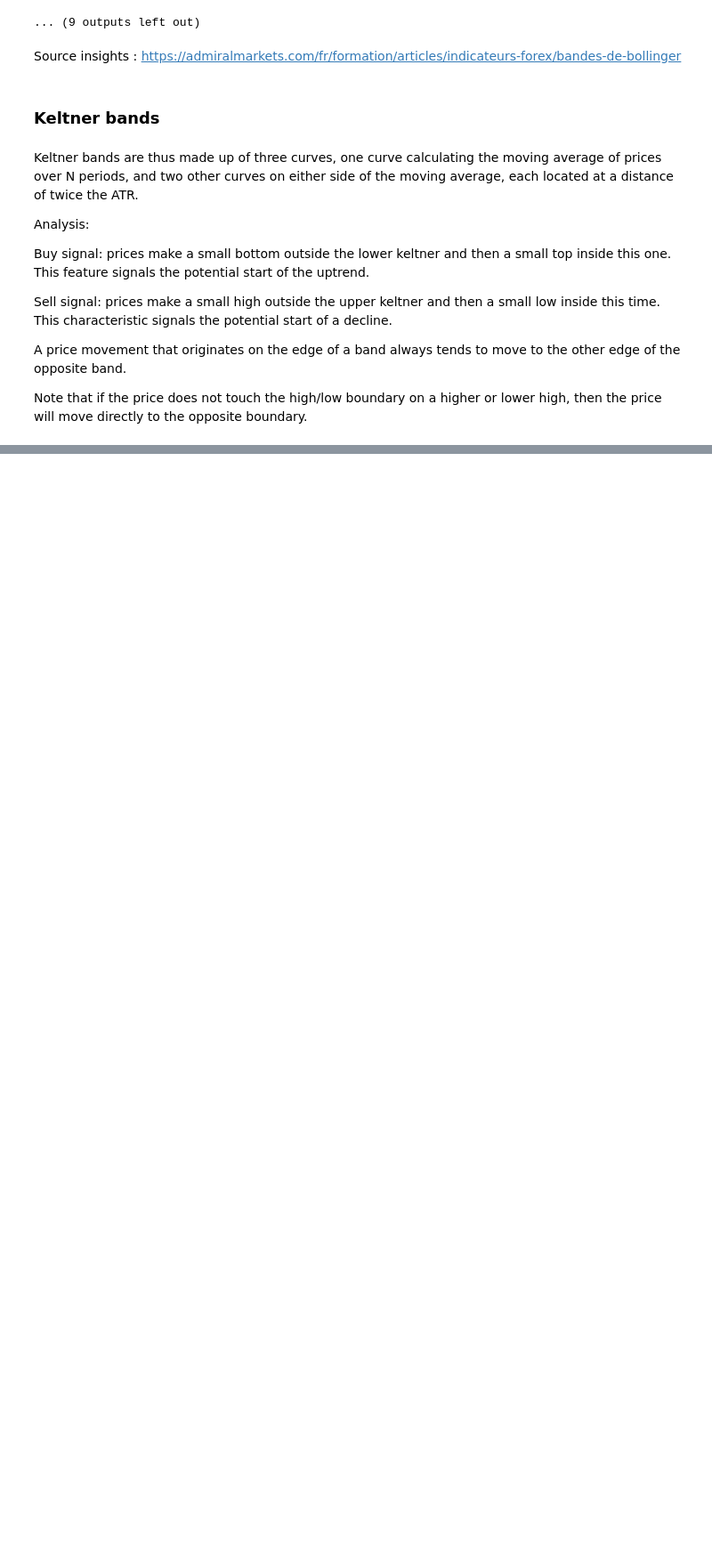
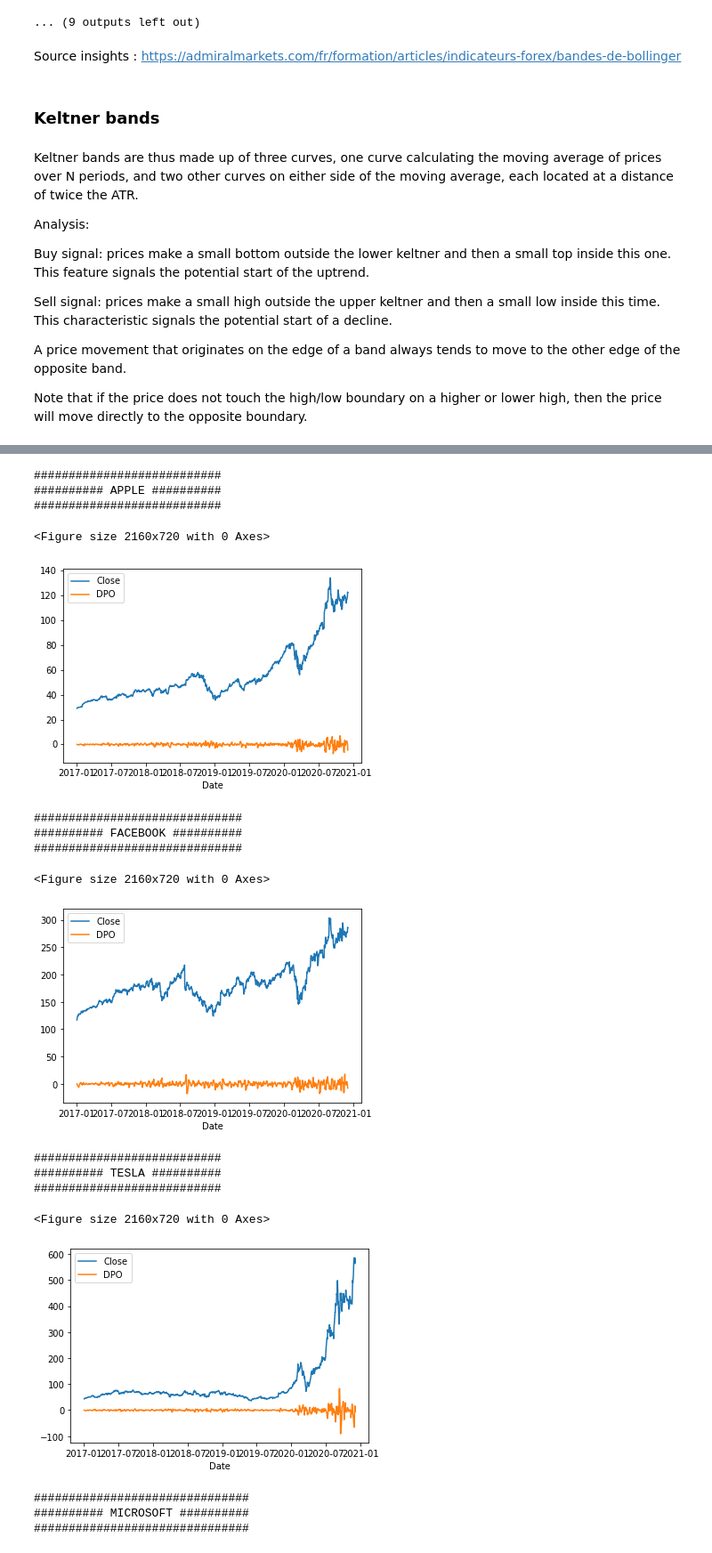
Before and after one commit to yxyfer/BigData-Projet, a Jupyter notebook: project.ipynb, the cells around one changed output, grey strips where cells are left out. Shown at 89% size. Cells and saved outputs as stored; diff of their text form; code cells hidden in the pictures; blank space fills up the shorter version.

```diff
--- a/project.ipynb
+++ b/project.ipynb
@@ -859,0 +906,21 @@ stocks.call_insight_function("plot_kb")
+# %%
+stocks.call_insight_function("plot_dpo")
+# %% [output]
+###########################
+########## APPLE ##########
+###########################
+<Figure size 2160x720 with 0 Axes>
+[figure, added]
+##############################
+########## FACEBOOK ##########
+##############################
+<Figure size 2160x720 with 0 Axes>
+[figure, added]
+###########################
+########## TESLA ##########
+###########################
+<Figure size 2160x720 with 0 Axes>
+[figure, added]
+###############################
+########## MICROSOFT ##########
+###############################
```
Also changed, not shown: parts of 23 cells of this notebook.
